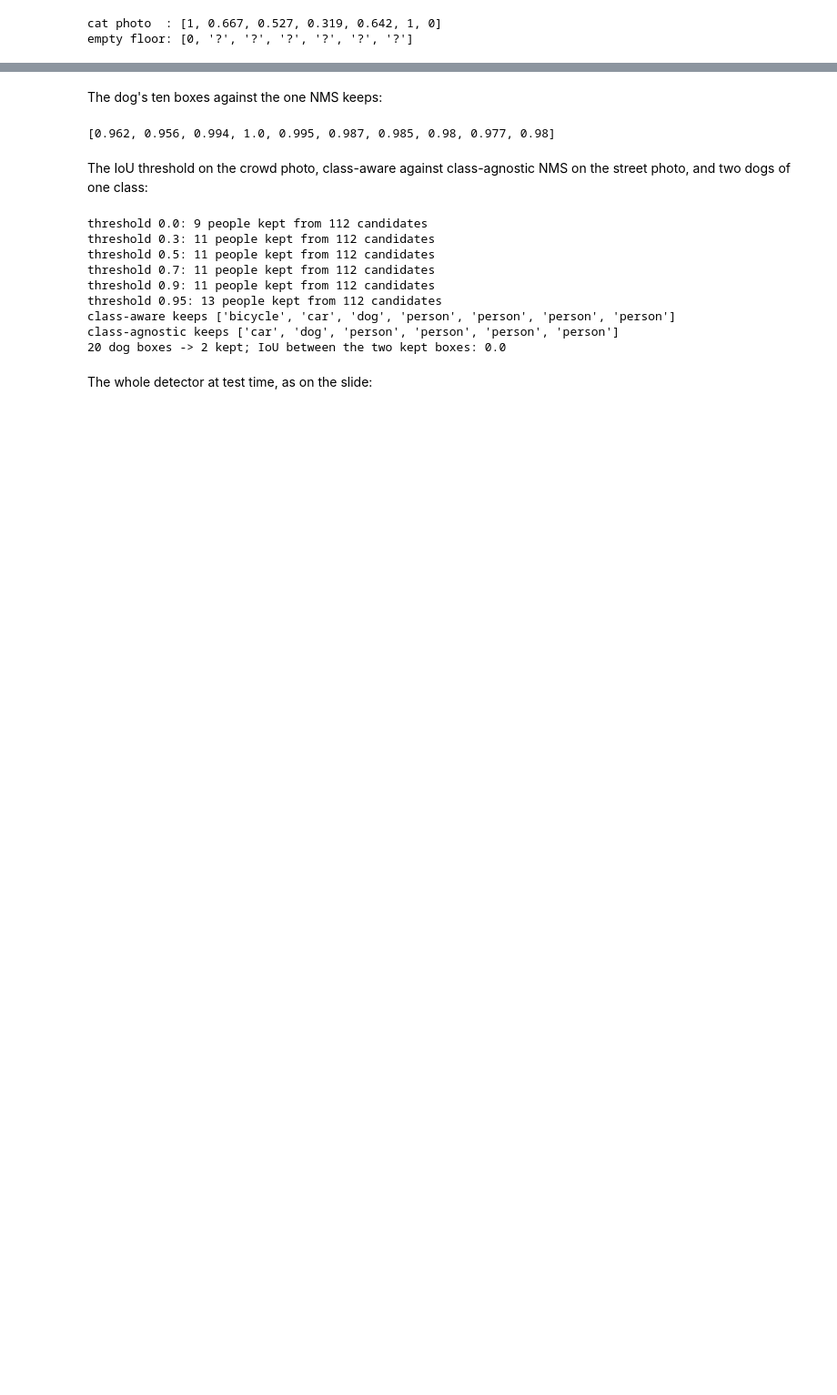
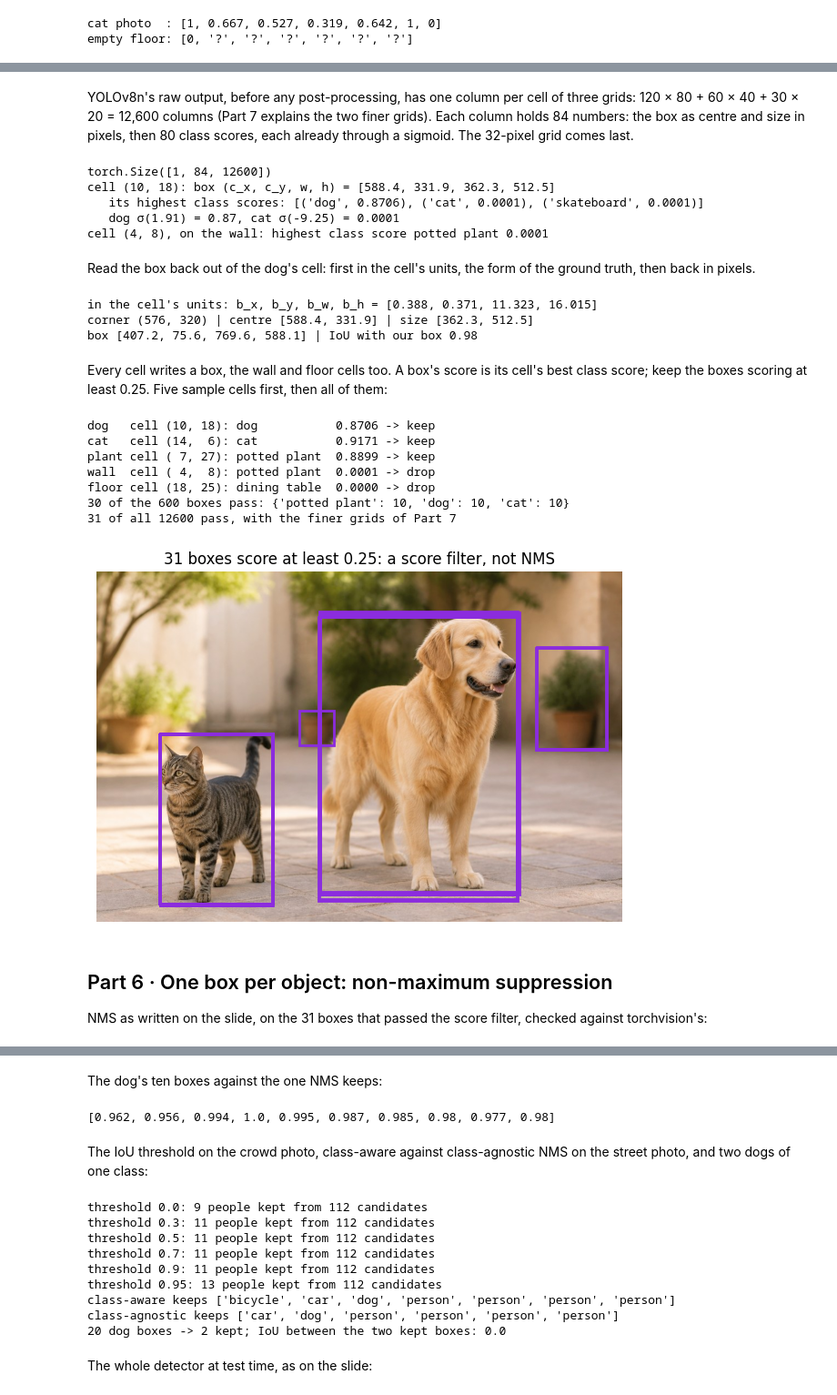
Before and after one commit to nipunbatra/object-detection, a Jupyter notebook: object-detection.ipynb, the cells around one changed output, grey strips where cells are left out. Shown at 91% size. Drawn from its saved outputs; the diff is of its cells as text; code cells hidden in the pictures; blank space fills up the shorter version.

```diff
--- a/object-detection.ipynb
+++ b/object-detection.ipynb
@@ -331,0 +410,73 @@ potted plant  0.290
+# %% [markdown]
+YOLOv8n's raw output, before any post-processing, has one column per cell of three grids: 120 × 80 + 60 × 40 + 30 × 20
+= 12,600 columns (Part 7 explains the two finer grids). Each column holds 84 numbers: the box as centre and size in
+pixels, then 80 class scores, each already through a sigmoid. The 32-pixel grid comes last.
+# %%
+x = torch.from_numpy(np.array(photo('cat-dog'))).permute(2, 0, 1)[None].float() / 255
+y, _ = net(x)
+print(y.shape)                             # (1, 84, 12600)
+raw = y[0].T                               # (12600, 84): one row per cell
+off = 9600 + 2400                          # the 32-pixel grid comes last
+rec = lambda r, c: raw[off + r * 30 + c]   # the 84 numbers of cell (r, c)
+d = rec(10, 18)
+top = d[4:].topk(3)
+print('cell (10, 18): box (c_x, c_y, w, h) =', [round(v, 1) for v in d[:4].tolist()])
+print('   its highest class scores:', [(yolo.names[int(i)], round(float(v), 4)) for v, i in zip(top.values, top.indices)])
+logit = lambda q: math.log(q / (1 - q))     # undo the sigmoid
+p_dog, p_cat = float(d[4 + 16]), float(d[4 + 15])
+print(f'   dog σ({logit(p_dog):.2f}) = {p_dog:.2f}, cat σ({logit(p_cat):.2f}) = {p_cat:.4f}')
+wall = rec(4, 8)
+print('cell (4, 8), on the wall: highest class score', yolo.names[int(wall[4:].argmax())], round(float(wall[4:].max()), 4))
+assert abs(p_dog - S['cell']['p_dog']) < 1e-3
+# %% [output]
+torch.Size([1, 84, 12600])
+cell (10, 18): box (c_x, c_y, w, h) = [588.4, 331.9, 362.3, 512.5]
+   its highest class scores: [('dog', 0.8706), ('cat', 0.0001), ('skateboard', 0.0001)]
+   dog σ(1.91) = 0.87, cat σ(-9.25) = 0.0001
+cell (4, 8), on the wall: highest class score potted plant 0.0001
+# %% [markdown]
+Read the box back out of the dog's cell: first in the cell's units, the form of the ground truth, then back in pixels.
+# %%
+cx_p, cy_p, w_p, h_p = d[:4].tolist()                   # YOLOv8n's box at this cell, in pixels
+b = [cx_p / s32 - 18, cy_p / s32 - 10, w_p / s32, h_p / s32]
+print("in the cell's units: b_x, b_y, b_w, b_h =", [round(v, 3) for v in b])
+corner = (18 * s32, 10 * s32)                           # the cell's top-left corner
+centre = (corner[0] + b[0] * s32, corner[1] + b[1] * s32)
+size_px = (b[2] * s32, b[3] * s32)
+box = [centre[0] - size_px[0] / 2, centre[1] - size_px[1] / 2, centre[0] + size_px[0] / 2, centre[1] + size_px[1] / 2]
+print('corner', corner, '| centre', [round(v, 1) for v in centre], '| size', [round(v, 1) for v in size_px])
+print('box', [round(v, 1) for v in box], '| IoU with our box', round(iou1(box, dog), 2))
+assert np.allclose(b, S['ng']['pred'], atol=2e-3) and abs(iou1(box, dog) - S['cell']['iou']) < 1e-2
+# %% [output]
+in the cell's units: b_x, b_y, b_w, b_h = [0.388, 0.371, 11.323, 16.015]
+corner (576, 320) | centre [588.4, 331.9] | size [362.3, 512.5]
+box [407.2, 75.6, 769.6, 588.1] | IoU with our box 0.98
+# %% [markdown]
+Every cell writes a box, the wall and floor cells too. A box's score is its cell's best class score; keep the boxes scoring at least 0.25. Five sample cells first, then all of them:
+# %%
+from torchvision.ops import box_convert
+xyxy = lambda b: box_convert(b, 'cxcywh', 'xyxy')       # centre and size -> corners
+boxes = xyxy(raw[:, :4])                                # every cell's box, in pixels
+score, label = raw[:, 4:].max(1)                        # its score: the best of the 80 class scores
+for name, (r_, c_) in S['grid']['samples']:
+    k = off + r_ * 30 + c_
+    print(f'{name:5s} cell ({r_:2d}, {c_:2d}): {yolo.names[int(label[k])]:13s} {float(score[k]):.4f} ->', 'keep' if score[k] >= 0.25 else 'drop')
+keep = score >= 0.25
+on32 = keep[off:]
+print(int(on32.sum()), 'of the 600 boxes pass:', dict(Counter(yolo.names[int(c)] for c in label[off:][on32])))
+print(int(keep.sum()), 'of all', len(raw), 'pass, with the finer grids of Part 7')
+show('cat-dog', boxes[keep].tolist(), title=f'{int(keep.sum())} boxes score at least 0.25: a score filter, not NMS');
+assert int(on32.sum()) == 30 and int(keep.sum()) == S['nms_courtyard']['n_candidates']
+# %% [output]
+dog   cell (10, 18): dog           0.8706 -> keep
+cat   cell (14,  6): cat           0.9171 -> keep
+plant cell ( 7, 27): potted plant  0.8899 -> keep
+wall  cell ( 4,  8): potted plant  0.0001 -> drop
+floor cell (18, 25): dining table  0.0000 -> drop
+30 of the 600 boxes pass: {'potted plant': 10, 'dog': 10, 'cat': 10}
+31 of all 12600 pass, with the finer grids of Part 7
+[figure, added]
+# %% [markdown]
+## Part 6 · One box per object: non-maximum suppression
+
+NMS as written on the slide, on the 31 boxes that passed the score filter, checked against torchvision's:
```
Also changed, not shown: parts of 84 cells of this notebook, 11 other files.
